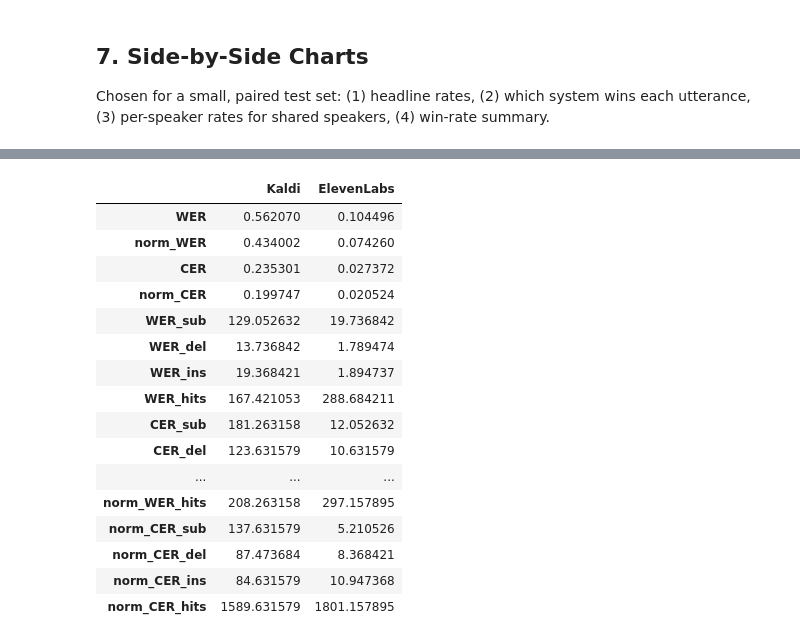
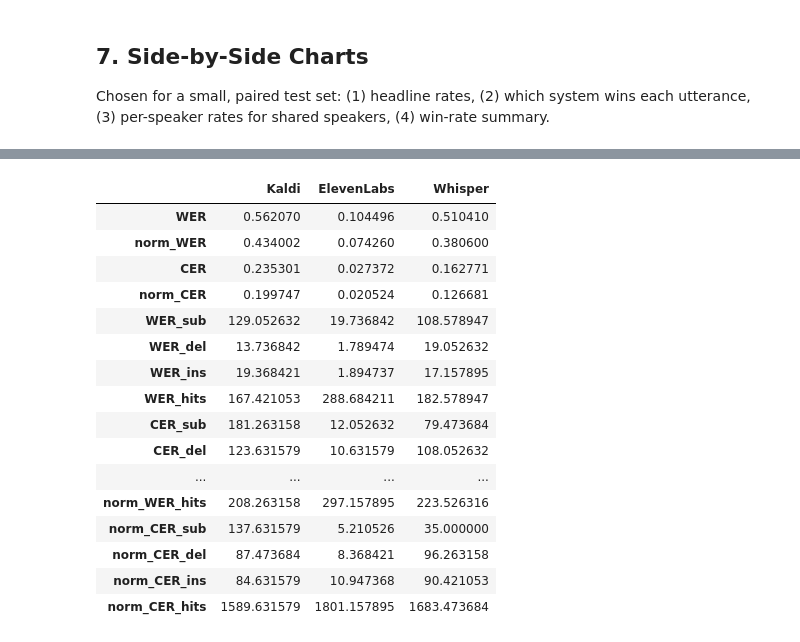
Before and after one commit to troymerales/cebuano-asr-benchmark, a Jupyter notebook: compare.ipynb, the cells around one changed output, grey strips where cells are left out. Drawn from its saved outputs; the diff is of its cells as text; code cells hidden in the pictures.

```diff
--- a/compare.ipynb
+++ b/compare.ipynb
@@ -39,16 +47,16 @@ import matplotlib.pyplot as plt
 from jiwer import process_words, process_characters
 
 # Fixed per-system colors, reused for every chart -- Kaldi is always this
-# blue, ElevenLabs always this orange, regardless of column order after
-# any groupby/unstack.
-SYSTEM_COLORS = {"Kaldi": "#1f77b4", "ElevenLabs": "#ff7f0e"}
-SYSTEM_ORDER = ["Kaldi", "ElevenLabs"]
+# blue, ElevenLabs always this orange, Whisper always this green,
+# regardless of column order after any groupby/unstack.
+SYSTEM_COLORS = {"Kaldi": "#1f77b4", "ElevenLabs": "#ff7f0e", "Whisper": "#2ca02c"}
+SYSTEM_ORDER = ["Kaldi", "ElevenLabs", "Whisper"]
 
 
 def normalize_bisaya(text):
     # The single normalization function for this benchmark -- lowercase,
     # strip punctuation/hyphens, fold u/o together (common Bisaya spelling
-    # variation). Used nowhere else in the repo; both eval notebooks
+    # variation). Used nowhere else in the repo; all eval notebooks
     # export raw text/metrics only.
     text = str(text).lower()
     text = unicodedata.normalize("NFKC", text)
@@ -68,24 +76,31 @@ RESULTS_DIR = Path(os.environ.get("BISAYA_RESULTS_DIR", "output")).resolve()
 
 KALDI_CSV = RESULTS_DIR / "kaldi" / "results.csv"
 ELEVENLABS_CSV = RESULTS_DIR / "elevenlabs" / "results.csv"
+WHISPER_CSV = RESULTS_DIR / "whisper" / "results.csv"
 
 assert KALDI_CSV.exists(), f"{KALDI_CSV} not found -- run evaluate_kaldi.ipynb first."
 assert ELEVENLABS_CSV.exists(), f"{ELEVENLABS_CSV} not found -- run evaluate_elevenlabs.ipynb first."
+assert WHISPER_CSV.exists(), f"{WHISPER_CSV} not found -- run evaluate_whisper.ipynb first."
 
 kaldi_df = pd.read_csv(KALDI_CSV)
 elevenlabs_full_df = pd.read_csv(ELEVENLABS_CSV)
+whisper_full_df = pd.read_csv(WHISPER_CSV)
 
 matched_ids = set(kaldi_df["corpus_index"])
 elevenlabs_df = elevenlabs_full_df[elevenlabs_full_df["corpus_index"].isin(matched_ids)].copy()
+whisper_df = whisper_full_df[whisper_full_df["corpus_index"].isin(matched_ids)].copy()
 
-missing = matched_ids - set(elevenlabs_df["corpus_index"])
+have_all = set(elevenlabs_df["corpus_index"]) & set(whisper_df["corpus_index"])
+missing = matched_ids - have_all
 if missing:
     print(f"WARNING: {len(missing)} of Kaldi's {len(matched_ids)} test utterances "
-          f"have no ElevenLabs result yet -- comparisons below use only the "
-          f"{len(elevenlabs_df)} utterances both systems have.")
-    kaldi_df = kaldi_df[kaldi_df["corpus_index"].isin(set(elevenlabs_df["corpus_index"]))].copy()
+          f"have no ElevenLabs and/or Whisper result yet -- comparisons below "
+          f"use only the {len(have_all)} utterances all three systems have.")
+    kaldi_df = kaldi_df[kaldi_df["corpus_index"].isin(have_all)].copy()
+    elevenlabs_df = elevenlabs_df[elevenlabs_df["corpus_index"].isin(have_all)].copy()
+    whisper_df = whisper_df[whisper_df["corpus_index"].isin(have_all)].copy()
 
-SYSTEMS = {"Kaldi": kaldi_df, "ElevenLabs": elevenlabs_df}
+SYSTEMS = {"Kaldi": kaldi_df, "ElevenLabs": elevenlabs_df, "Whisper": whisper_df}
 
 print(f"Matched utterances: {len(kaldi_df)}")
 print(f"Matched speakers:   {kaldi_df['speaker_id'].nunique()}")
@@ -193,13 +214,15 @@ breakdown_df.style.format({"pooled_WER": "{:.2%}"})
 fig, ax = plt.subplots(figsize=(9, 5))
 
 error_types = ["substitutions", "deletions", "insertions"]
-bar_width = 0.2
+n_bars = len(SYSTEM_ORDER) * 2  # 2 stages (Raw, Normalized) per system
+bar_width = 0.8 / n_bars
 x = range(len(error_types))
 
 for i, system in enumerate(SYSTEM_ORDER):
     for j, stage in enumerate(["Raw", "Normalized"]):
         values = [breakdown_df.loc[(system, stage), col] for col in error_types]
-        offset = (i * 2 + j - 1.5) * bar_width
+        idx = i * 2 + j
+        offset = (idx - (n_bars - 1) / 2) * bar_width
         ax.bar(
             [xi + offset for xi in x], values, width=bar_width,
             color=SYSTEM_COLORS[system],
@@ -451,32 +483,29 @@ Win rate (lower WER): Kaldi 0, ElevenLabs 19, ties 0 (of 19 matched utterances)
 # %%
 num_cols = ['WER','norm_WER', 'CER', 'norm_CER',
        'WER_sub', 'WER_del', 'WER_ins', 'WER_hits',  'CER_sub',
        'CER_del', 'CER_ins', 'CER_hits', 'norm_WER_sub',
        'norm_WER_del', 'norm_WER_ins', 'norm_WER_hits',
        'norm_CER_sub', 'norm_CER_del', 'norm_CER_ins', 'norm_CER_hits']
 
-side_df = pd.concat([kaldi_df[num_cols].mean(),
-                     elevenlabs_df[num_cols].mean()],
-                     axis=1)
-
-side_df.columns = ["Kaldi", "ElevenLabs"]
+side_df = pd.concat([SYSTEMS[system][num_cols].mean() for system in SYSTEM_ORDER], axis=1)
+side_df.columns = SYSTEM_ORDER
 
 side_df
 # %% [output]
-|  | Kaldi | ElevenLabs |
-| WER | 0.562070 | 0.104496 |
-| norm_WER | 0.434002 | 0.074260 |
-| CER | 0.235301 | 0.027372 |
-| norm_CER | 0.199747 | 0.020524 |
-| WER_sub | 129.052632 | 19.736842 |
-| WER_del | 13.736842 | 1.789474 |
-| WER_ins | 19.368421 | 1.894737 |
-| WER_hits | 167.421053 | 288.684211 |
-| CER_sub | 181.263158 | 12.052632 |
-| CER_del | 123.631579 | 10.631579 |
-| ... | ... | ... |
-| norm_WER_hits | 208.263158 | 297.157895 |
-| norm_CER_sub | 137.631579 | 5.210526 |
-| norm_CER_del | 87.473684 | 8.368421 |
-| norm_CER_ins | 84.631579 | 10.947368 |
-| norm_CER_hits | 1589.631579 | 1801.157895 |
+|  | Kaldi | ElevenLabs | Whisper |
+| WER | 0.562070 | 0.104496 | 0.510410 |
+| norm_WER | 0.434002 | 0.074260 | 0.380600 |
+| CER | 0.235301 | 0.027372 | 0.162771 |
+| norm_CER | 0.199747 | 0.020524 | 0.126681 |
+| WER_sub | 129.052632 | 19.736842 | 108.578947 |
+| WER_del | 13.736842 | 1.789474 | 19.052632 |
+| WER_ins | 19.368421 | 1.894737 | 17.157895 |
+| WER_hits | 167.421053 | 288.684211 | 182.578947 |
+| CER_sub | 181.263158 | 12.052632 | 79.473684 |
+| CER_del | 123.631579 | 10.631579 | 108.052632 |
+| ... | ... | ... | ... |
+| norm_WER_hits | 208.263158 | 297.157895 | 223.526316 |
+| norm_CER_sub | 137.631579 | 5.210526 | 35.000000 |
+| norm_CER_del | 87.473684 | 8.368421 | 96.263158 |
+| norm_CER_ins | 84.631579 | 10.947368 | 90.421053 |
+| norm_CER_hits | 1589.631579 | 1801.157895 | 1683.473684 |
```
Also changed, not shown: parts of 11 cells of this notebook, 4 other files.
